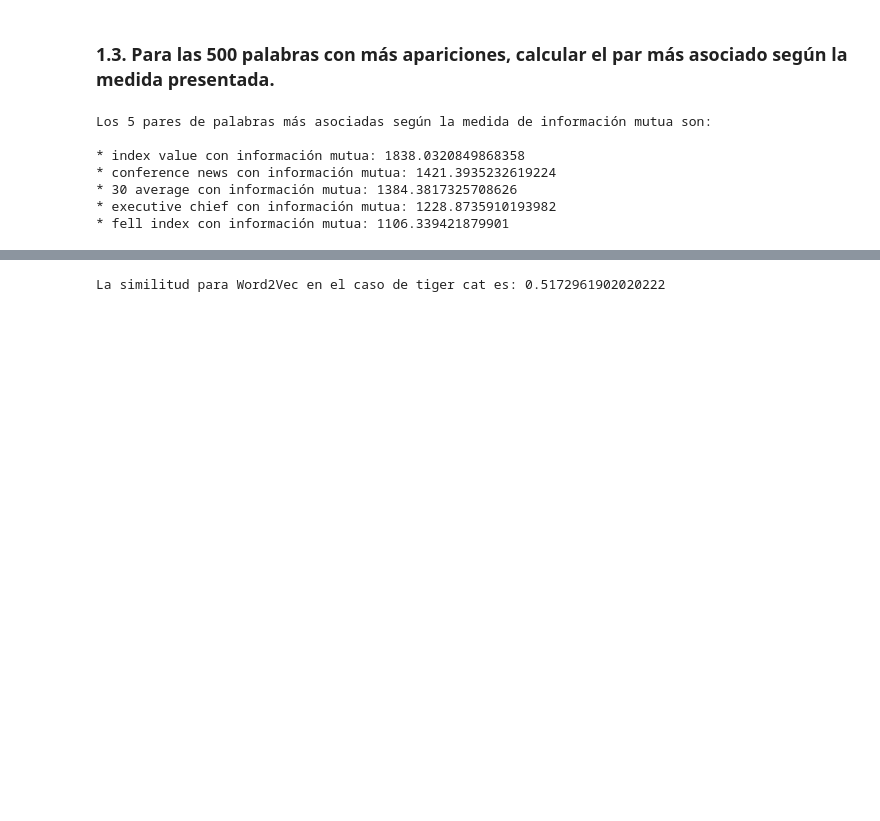
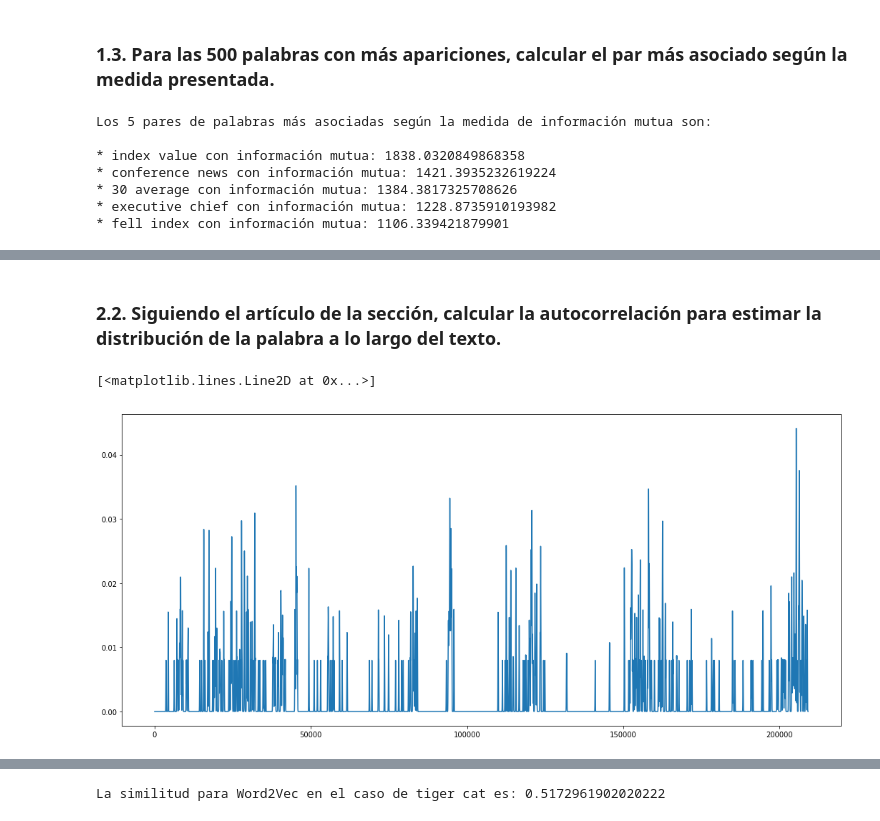
Before and after one commit to dgaus/cienciadatos, a Jupyter notebook: tp6/Ciencia de Datos - TP6.ipynb, the cells around one changed output, grey strips where cells are left out. Saved outputs shown, nothing was run; the diff lists cells and outputs as text; code cells hidden in the pictures; blank space fills up the shorter version.

```diff
--- a/tp6/Ciencia de Datos - TP6.ipynb
+++ b/tp6/Ciencia de Datos - TP6.ipynb
@@ -174,0 +195,46 @@ Los 5 pares de palabras más asociadas según la medida de información mutua so
+# %%
+doc_without_punct = [token.text for token in doc if not (token.is_punct or token.is_space)]
+# %% [markdown]
+### 2.2. Siguiendo el artículo de la sección, calcular la autocorrelación para estimar la distribución de la palabra a lo largo del texto.
+# %%
+# Por cada palabra, construimos un vector que tiene 1 en cada posición donde la palabra aparece
+
+length = len(doc_without_punct)
+important_words = ['plants', 'instinct', 'for']
+dirac_vectors = {word: np.zeros(length) for word in important_words}
+
+for index, word in enumerate(doc_without_punct):
+    if word in important_words:
+        dirac_vectors[word][index] = 1
+# %%
+# Por cada vector, creamos una serie de gaussianas de ancho 50 centradas en la posición de la palabra
+
+gaussians = {word: list() for word in important_words}
+
+for word, dirac_vector in dirac_vectors.items():
+    for index in np.nonzero(dirac_vector)[0]:
+        gaussian = norm(index, 50).pdf  # probability distribution function
+
+        # Optimizacion: solo evaluamos la funcion en [-2000, +2000] alrededor del centro, pues fuera da 0
+        bounds = max(index - 2000, 0), min((index + 2000), length)
+
+        gaussians[word].append((bounds, gaussian))
+# %%
+@load_or_call
+def get_smoothed_vectors():
+    smoothed_vectors = {word: np.zeros(length) for word in important_words}
+
+    for word, vector in smoothed_vectors.items():
+        for index, _ in tqdm(enumerate(vector)):
+            functions = gaussians[word]
+            sum_in_point = sum(function(index) for (lower, upper), function in functions if lower <= index <= upper)
+            vector[index] = sum_in_point
+
+    return smoothed_vectors
+
+smoothed_vectors = get_smoothed_vectors()
+# %%
+plt.plot(smoothed_vectors['plants'])
+# %% [output]
+[<matplotlib.lines.Line2D at 0x...>]
+[figure, added]
```
Also changed, not shown: parts of 14 cells of this notebook.
